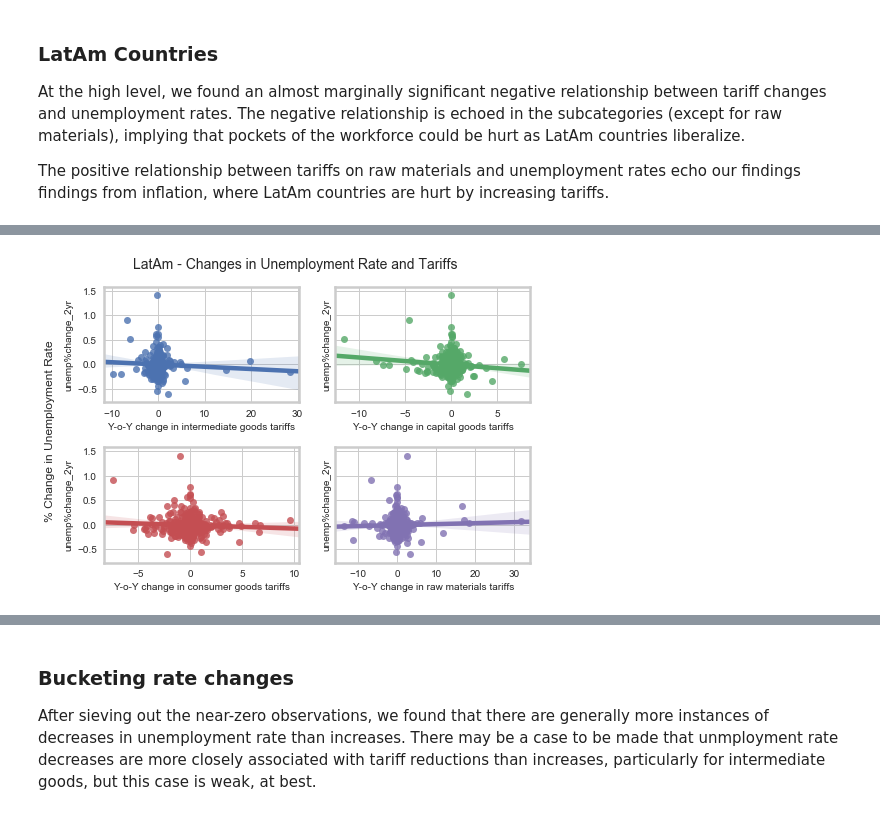
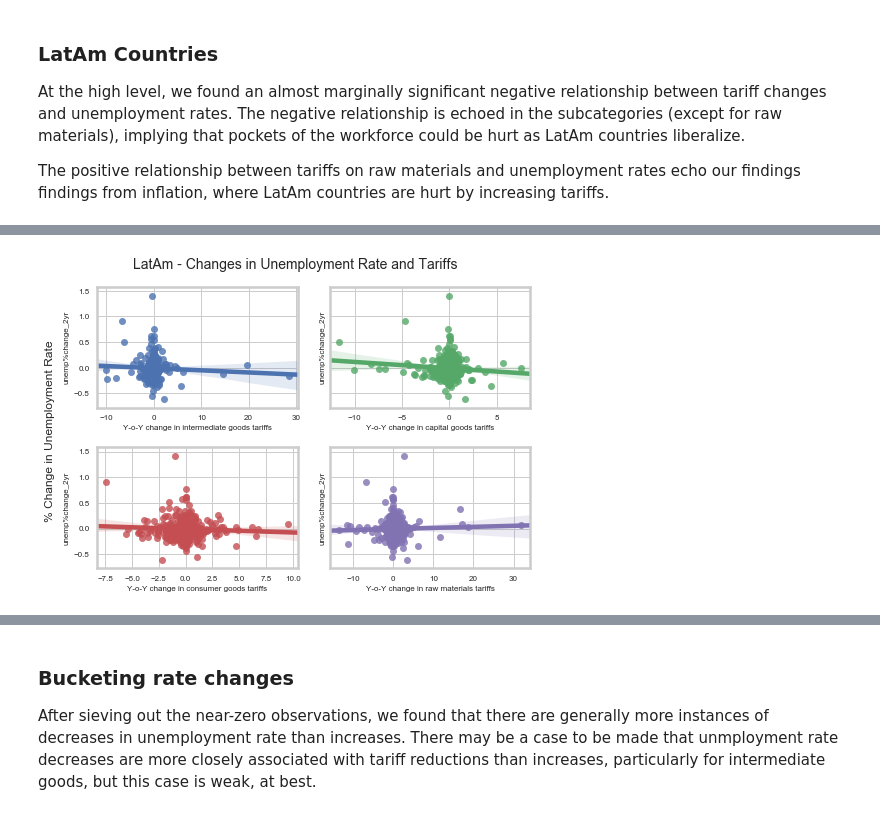
Before and after one commit to nicolewsm/IPPP-tradetariffs, a Jupyter notebook: Analysis_final.ipynb, the cells around one changed output, grey strips where cells are left out. Drawn from its saved outputs; the diff is of its cells as text; code cells hidden in the pictures.

```diff
--- a/Analysis_final.ipynb
+++ b/Analysis_final.ipynb
@@ -84,5 +84,24 @@ OLS Regression Results
 # %% [markdown]
 Applying the same approach to sub categories of tariff changes, we found very similar results.  Overall, there was a large clustering of observations where changes in both GDP growth rate and tariffs were static.  There were slightly negative relationships between changes in GDP growth rate and all tariff categories, except for raw materials.
+# %%
+label_size = 8
+mpl.rcParams['xtick.labelsize'] = label_size
+mpl.rcParams['ytick.labelsize'] = label_size
+mpl.rcParams['axes.labelsize'] = label_size
+
+def economiclines(source, indicator):
+
+    axig = sns.regplot(data = source, x = "Intermediate goods_delta", y = indicator, ax=axes[0,0])
+    axkg = sns.regplot(data = source, x = "Capital goods_delta", y = indicator, ax=axes[0,1])
+    axcg = sns.regplot(data = source, x = "Consumer goods_delta", y = indicator, ax=axes[1,0])
+    axrm = sns.regplot(data = source, x = "Raw materials_delta", y = indicator, ax=axes[1,1])
+
+    axig.set_xlabel("Y-o-Y change in intermediate goods tariffs")
+    axkg.set_xlabel("Y-o-Y change in capital goods tariffs")
+    axcg.set_xlabel("Y-o-Y change in consumer goods tariffs")
+    axrm.set_xlabel("Y-o-Y change in raw materials tariffs")
+
+    plt.tight_layout()
 # %%
 fig, axes = plt.subplots(nrows=2, ncols=2)
 economiclines(gdp_latam, "gdpdelta_2yr")
@@ -641,15 +660,16 @@ OLS Regression Results
 # %%
 fig, axes = plt.subplots(nrows=2, ncols=2, sharey = True)
 
-economiclines(inflation_latam, 'unemp%change_2yr')
+
+economiclines(unemp_latam, 'unemp%change_2yr')
 
 plt.tight_layout()
 
 fig.text(0, 0.5, '% Change in Unemployment Rate', va='center', rotation='vertical', size = 12)
 fig.suptitle("LatAm - Changes in Unemployment Rate and Tariffs ", size = 14)
 fig.subplots_adjust(top=0.9)
 # %% [output]
-[figure, old version]
+[figure, new version]
 # %%
 ols = smf.ols(formula = "UNEMP ~ KG + IG + CG + RM",
               data = unemp_latam.rename(columns = {"unemp%change_2yr" : "UNEMP",
```
Also changed, not shown: parts of 48 cells of this notebook.
